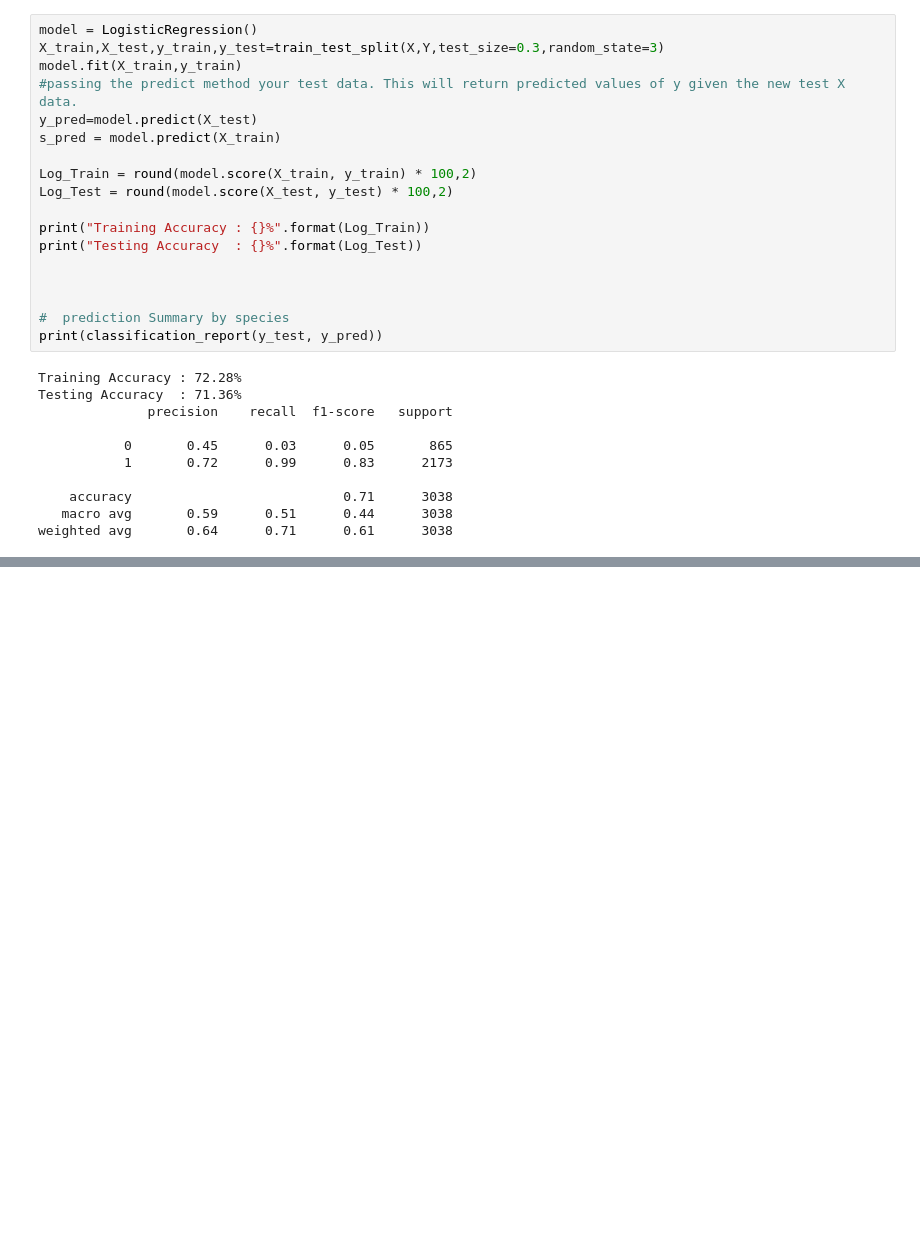
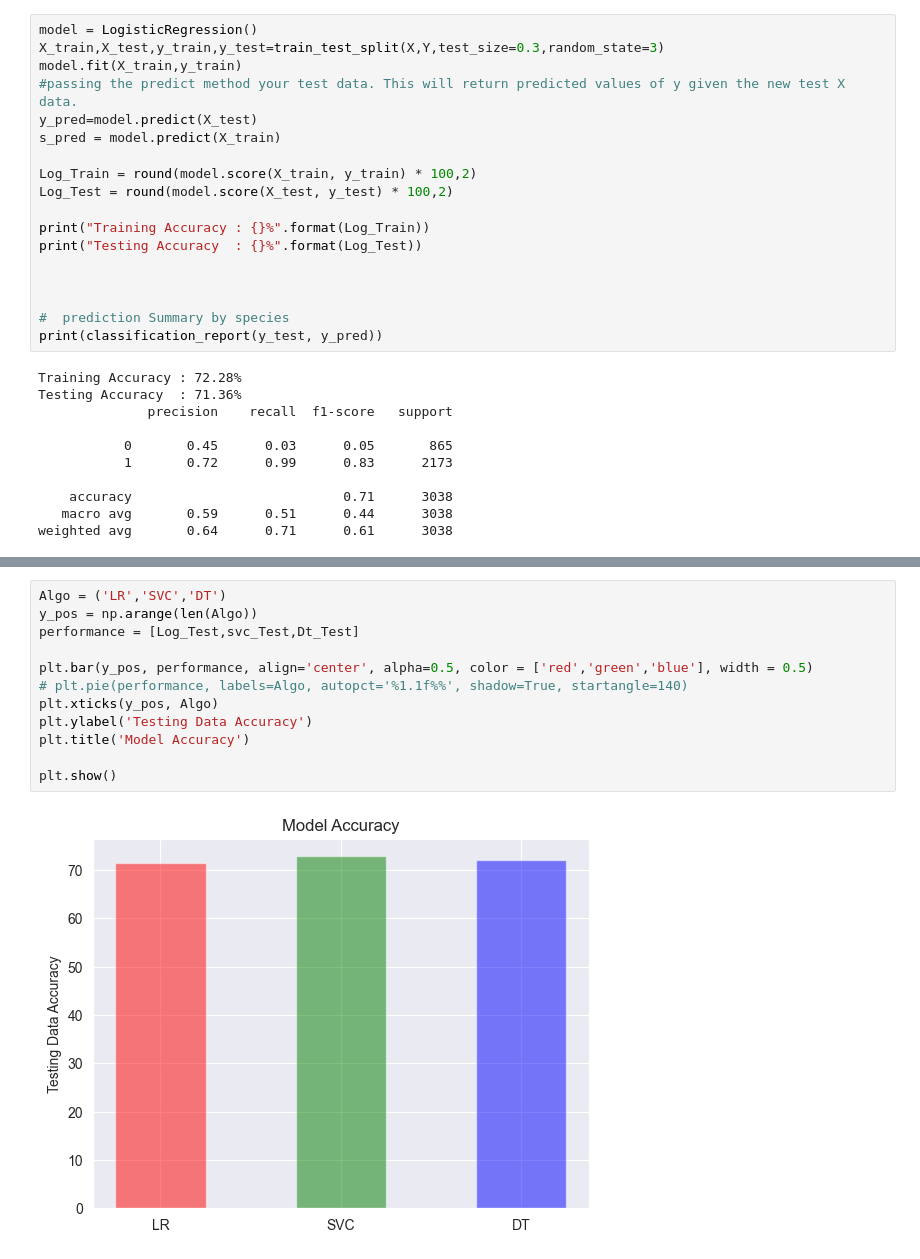
Before and after one commit to Boudhik-Shaj/data-science-project, a Jupyter notebook: Spotify_Data_Analysis Project(1).ipynb, the cells around one changed output, grey strips where cells are left out. Cells and saved outputs as stored; diff of their text form; blank space fills up the shorter version.

```diff
--- a/Spotify_Data_Analysis Project(1).ipynb
+++ b/Spotify_Data_Analysis Project(1).ipynb
@@ -352,0 +418,14 @@ weighted avg       0.64      0.71      0.61      3038
+# %%
+Algo = ('LR','SVC','DT')
+y_pos = np.arange(len(Algo))
+performance = [Log_Test,svc_Test,Dt_Test]
+
+plt.bar(y_pos, performance, align='center', alpha=0.5, color = ['red','green','blue'], width = 0.5)
+# plt.pie(performance, labels=Algo, autopct='%1.1f%%', shadow=True, startangle=140)
+plt.xticks(y_pos, Algo)
+plt.ylabel('Testing Data Accuracy')
+plt.title('Model Accuracy')
+
+plt.show()
+# %% [output]
+[figure, added]
```
Also changed, not shown: parts of 9 cells of this notebook.
